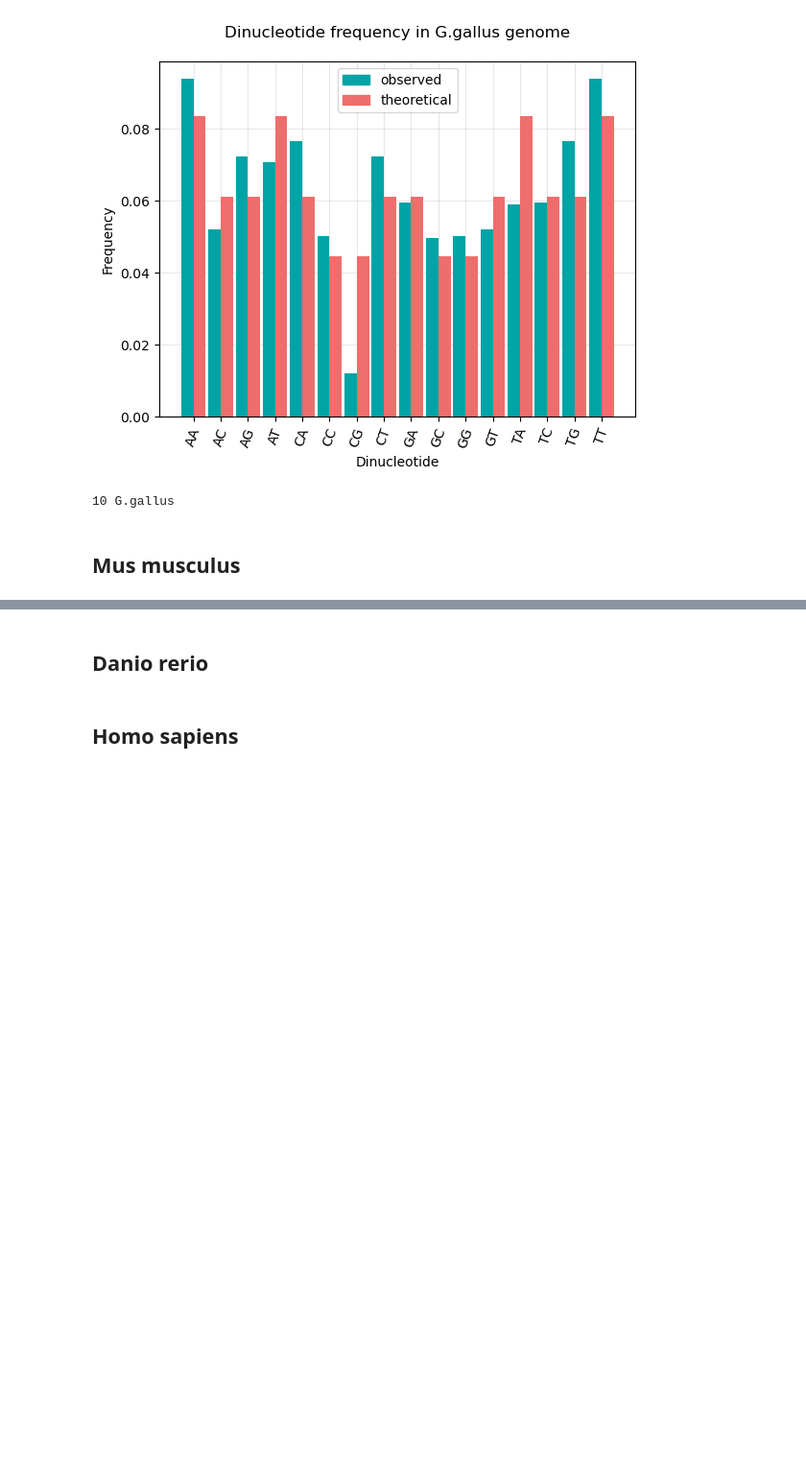
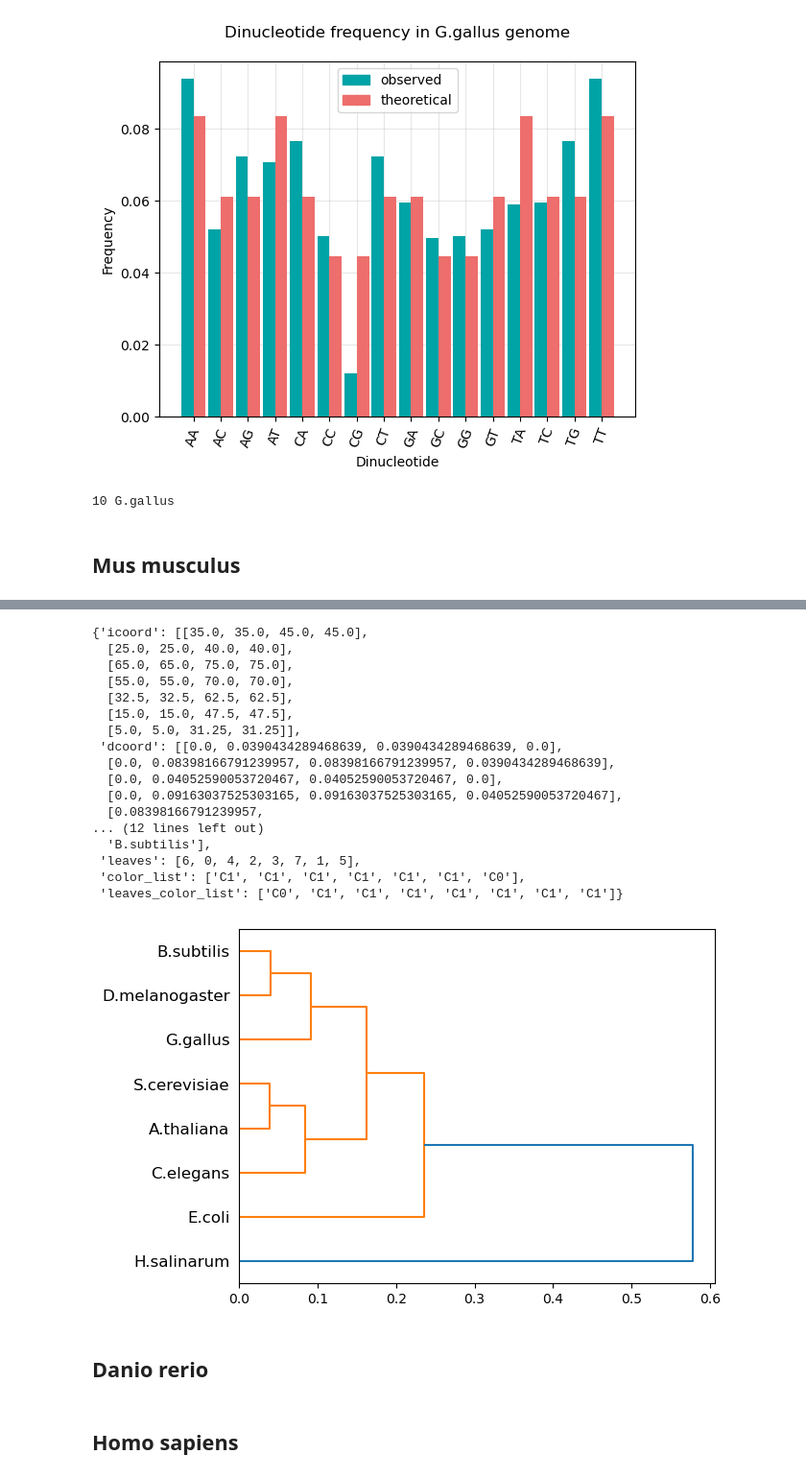
Before and after one commit to zhukovanadezhda/dinucleo-freq, a Jupyter notebook: dinucleo-freq.ipynb, the cells around one changed output, grey strips where cells are left out. Shown at 96% size. Cells and saved outputs as stored; diff of their text form; code cells hidden in the pictures; blank space fills up the shorter version.

```diff
--- a/dinucleo-freq.ipynb
+++ b/dinucleo-freq.ipynb
@@ -167,0 +165,4 @@ len(all_frequencies)
+# %%
+df = pd.DataFrame(all_frequencies)
+df = df.rename(index=organisms)
+df
@@ -168,3 +179,33 @@ len(all_frequencies)
+# %%
+from scipy.spatial.distance import pdist, squareform
+from scipy.cluster.hierarchy import linkage, dendrogram
+
+
+dist_matrix = pdist(df, metric='euclidean')
+dist_matrix = squareform(dist_matrix)
+
+
+linkage_matrix = linkage(dist_matrix, method='ward')
+dendrogram(linkage_matrix, labels=list(df.index), orientation='right')
+# %% [output]
+{'icoord': [[35.0, 35.0, 45.0, 45.0],
+  [25.0, 25.0, 40.0, 40.0],
+  [65.0, 65.0, 75.0, 75.0],
+  [55.0, 55.0, 70.0, 70.0],
+  [32.5, 32.5, 62.5, 62.5],
+  [15.0, 15.0, 47.5, 47.5],
+  [5.0, 5.0, 31.25, 31.25]],
+ 'dcoord': [[0.0, 0.0390434289468639, 0.0390434289468639, 0.0],
+  [0.0, 0.08398166791239957, 0.08398166791239957, 0.0390434289468639],
+  [0.0, 0.04052590053720467, 0.04052590053720467, 0.0],
+  [0.0, 0.09163037525303165, 0.09163037525303165, 0.04052590053720467],
+  [0.08398166791239957,
+... (12 lines left out)
+  'B.subtilis'],
+ 'leaves': [6, 0, 4, 2, 3, 7, 1, 5],
+ 'color_list': ['C1', 'C1', 'C1', 'C1', 'C1', 'C1', 'C0'],
+ 'leaves_color_list': ['C0', 'C1', 'C1', 'C1', 'C1', 'C1', 'C1', 'C1']}
+[figure, added]
 # %% [markdown]
 ## Danio rerio
 # %%
```
Also changed, not shown: parts of 4 cells of this notebook.
